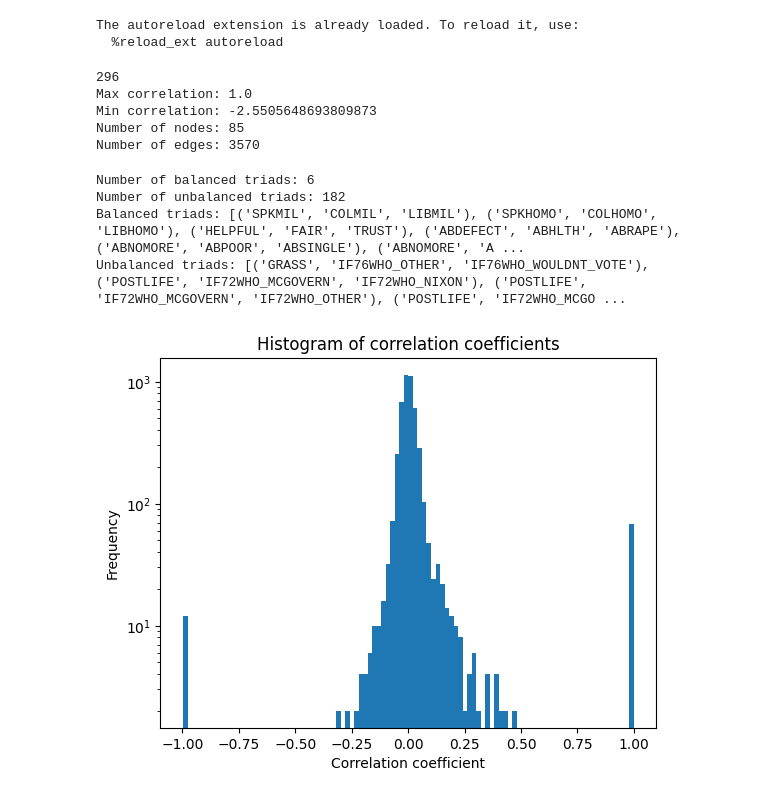
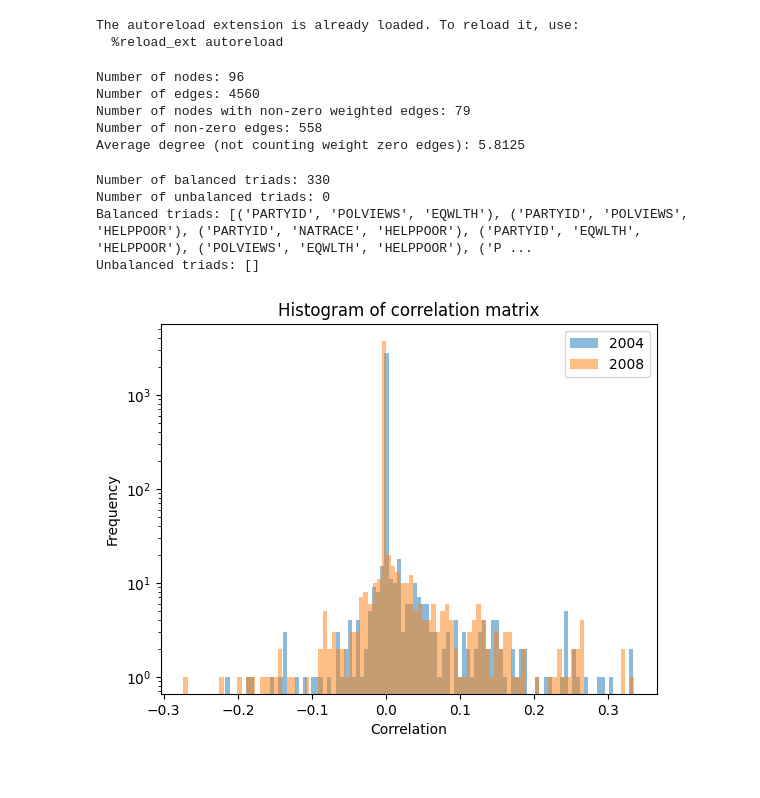
Before and after one commit to victorvikram/BeliefNetworkEvo, a Jupyter notebook: nbk/creating_a_belief_network.ipynb, the cells around one changed output. Saved outputs shown, nothing was run; the diff lists cells and outputs as text; code cells hidden in the pictures.

```diff
--- a/nbk/creating_a_belief_network.ipynb
+++ b/nbk/creating_a_belief_network.ipynb
@@ -74,49 +74,39 @@ from make_belief_network import make_belief_network
 import networkx as nx
 import numpy as np
 
-variables_of_interest = ALL_VARIS
-print(len(variables_of_interest))
+variables_of_interest = our_variables
 # print(variables_of_interest[-1])
 
-i = 4
 all_years = list(range(1968, 2019))
-# print(all_years)
-years_of_interest = [1972, 1973, 1974, 1975]
-years_of_interest = [1976, 1977, 1978, 1979]
 
-# How many columns in 1972 have non-nan values?
-# Filter the DataFrame for the year 1972
-df_1972 = df.loc[df["YEAR"] == 1972]
-# Count non-NaN values per column
-non_nan_counts = df_1972.count()
-
-# Print the number of columns that have non-NaN values
-# print(non_nan_counts[non_nan_counts > 0].count())
+years_of_interest = [2000, 2001, 2002, 2003]
+# years_of_interest = [1984, 1985, 1986, 1987]
 
 BN, variables_list, correlation_matrix = make_belief_network(df, variables_of_interest, years_of_interest, method="spearman", is_partial=True,
-                                                             threshold=None, sample_threshold=0)
+                                                             threshold=None, sample_threshold=0, regularisation=0.2)
 # print(correlation_matrix)
 
-# Print the max and min correlation values
-print(f"Max correlation: {np.max(correlation_matrix)}")
-print(f"Min correlation: {np.min(correlation_matrix)}")
-
-# Print num nodes and edges in graph
 print(f"Number of nodes: {len(BN.nodes)}")
 print(f"Number of edges: {len(BN.edges)}")
+print(f"Number of nodes with non-zero weighted edges: {len([n for n in BN.nodes if BN.degree(n, weight='weight') > 0])}")
+print(f"Number of non-zero edges: {np.count_nonzero(nx.to_numpy_array(BN))}")
+
+# Remove edges with weight zero
+BN.remove_edges_from([(u, v) for u, v, d in BN.edges(data=True) if d["weight"] == 0])
+print(f"Average degree (not counting weight zero edges): {np.count_nonzero(nx.to_numpy_array(BN))/len(BN.nodes)}")
 
 # Save the graph as graphml into the folder "outputs"
 # make the name include the years of interest
 years_name = "_".join([str(year) for year in years_of_interest])
 # filename = f"{years_name}.graphml"
-filename = "asdasd.graphml"
-nx.write_graphml(BN, f"out/{filename}")
+filename = "1984_1988.graphml"
+# nx.write_graphml(BN, f"out/{filename}")
 # %% [output]
-296
-Max correlation: 1.0
-Min correlation: -2.5505648693809873
-Number of nodes: 85
-Number of edges: 3570
+Number of nodes: 96
+Number of edges: 4560
+Number of nodes with non-zero weighted edges: 79
+Number of non-zero edges: 558
+Average degree (not counting weight zero edges): 5.8125
 # %%
 import networkx as nx
 from itertools import combinations
@@ -145,7 +135,7 @@ def find_triads(G, threshhold=0):
 
 # Create graph and find the triads, and print the number of triads
 G = BN
-positive_triads, negative_triads = find_triads(G, threshhold=0.2)
+positive_triads, negative_triads = find_triads(G, threshhold=0)
 print(f"Number of balanced triads: {len(positive_triads)}")
 print(f"Number of unbalanced triads: {len(negative_triads)}")
 
@@ -153,20 +143,19 @@ print(f"Number of unbalanced triads: {len(negative_triads)}")
 print("Balanced triads:", positive_triads)
 print("Unbalanced triads:", negative_triads)
 # %% [output]
-Number of balanced triads: 6
-Number of unbalanced triads: 182
-Balanced triads: [('SPKMIL', 'COLMIL', 'LIBMIL'), ('SPKHOMO', 'COLHOMO', 'LIBHOMO'), ('HELPFUL', 'FAIR', 'TRUST'), ('ABDEFECT', 'ABHLTH', 'ABRAPE'), ('ABNOMORE', 'ABPOOR', 'ABSINGLE'), ('ABNOMORE', 'A ...
-Unbalanced triads: [('GRASS', 'IF76WHO_OTHER', 'IF76WHO_WOULDNT_VOTE'), ('POSTLIFE', 'IF72WHO_MCGOVERN', 'IF72WHO_NIXON'), ('POSTLIFE', 'IF72WHO_MCGOVERN', 'IF72WHO_OTHER'), ('POSTLIFE', 'IF72WHO_MCGO ...
+Number of balanced triads: 330
+Number of unbalanced triads: 0
+Balanced triads: [('PARTYID', 'POLVIEWS', 'EQWLTH'), ('PARTYID', 'POLVIEWS', 'HELPPOOR'), ('PARTYID', 'NATRACE', 'HELPPOOR'), ('PARTYID', 'EQWLTH', 'HELPPOOR'), ('POLVIEWS', 'EQWLTH', 'HELPPOOR'), ('P ...
+Unbalanced triads: []
-# %%
-# Print the histogram of the correlation matrix
-import matplotlib.pyplot as plt
-plt.hist(correlation_matrix.flatten(), bins=100)
-plt.xlabel("Correlation coefficient")
-plt.ylabel("Frequency")
-plt.title("Histogram of correlation coefficients")
-
-plt.yscale('log')
-plt.show()
-plt.show()
-# %% [output]
-[figure, removed]
+# %%
+# Print the histogram of two correlation matrices, ignoring the diagonals. They should be superimposed on each other
+plt.hist(correlation_matrix1[np.triu_indices(correlation_matrix1.shape[0], k=1)], bins=100, alpha=0.5, label="2004")
+plt.hist(correlation_matrix2[np.triu_indices(correlation_matrix2.shape[0], k=1)], bins=100, alpha=0.5, label="2008")
+plt.xlabel("Correlation")
+plt.ylabel("Frequency")
+plt.yscale("log")
+plt.title("Histogram of correlation matrix")
+plt.legend()
+plt.show()
+# %% [output]
+[figure, added]
```
Also changed, not shown: parts of 2 cells of this notebook, 1 other file.
